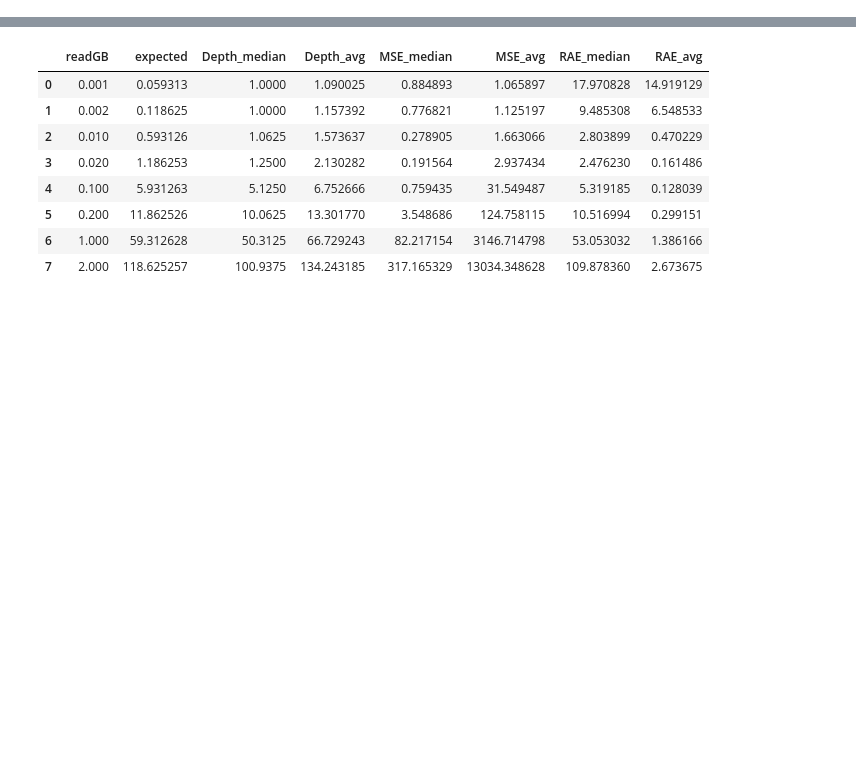
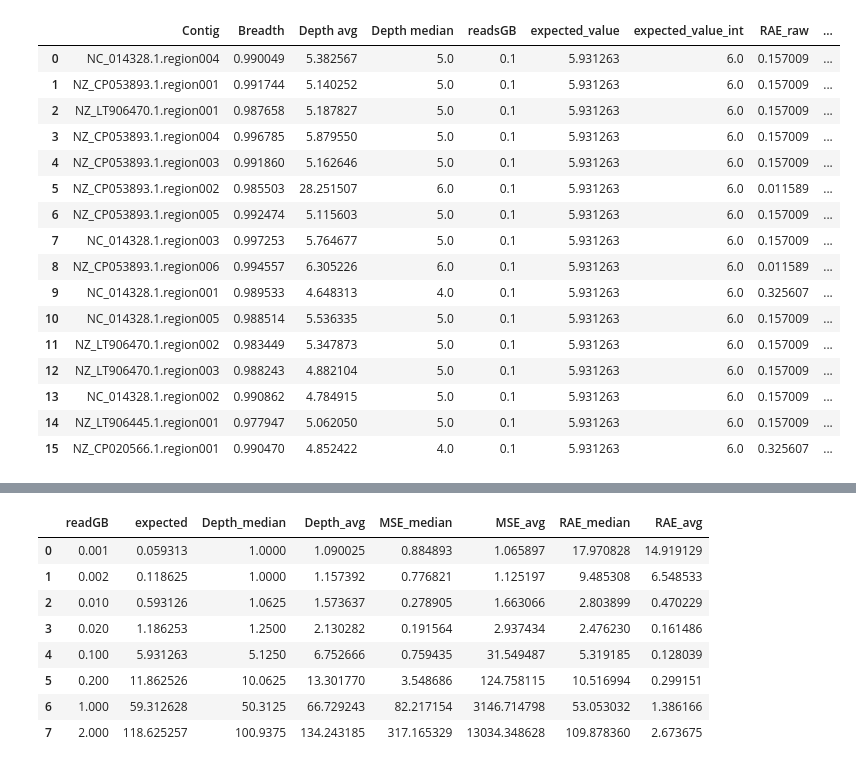
Before and after one commit to HenrikSpiegel/Screener, a Jupyter notebook: notebooks/quantification_summary.ipynb, the cells around one changed output, grey strips where cells are left out. Cells and saved outputs as stored; diff of their text form; code cells hidden in the pictures; blank space fills up the shorter version.

Commit message:
Notebooks for error calculations

```diff
--- a/notebooks/Untitled.ipynb
+++ b/notebooks/quantification_summary.ipynb
@@ -31,4 +3,5 @@ file = "/mnt/computerome/home/projects/dtu_00009/people/henspi/git/AntibioticaSc
 # %%
+file = "..data/simulated_data/input_genomes/combined.fa"
 total_length = 0
 for line in open(file, "rb"):
     if line[0] == 62: #bit for '>'
@@ -102,0 +47,14 @@ px.line(df_summary, x="readGB",y="RAE_avg", color="Contig")
+# %%
+file = "../data/simulated_data/input_genomes/combined.fa"
+def expected_count_eq_ratio(readsGB:List[int], input_genomes_fasta: str = "data/simulated_data/input_genomes/combined.fa"):
+    total_length = 0
+    for line in open(file, "rb"):
+        if line[0] == 62: #bit for '>'
+            #print(total_length)
+            #print(line)
+            continue
+        total_length += len(line.strip())
+    print(f"Combined genome size ({total_length})bp", file=sys.stderr)
+    expected_counts = [(x*10**9)/total_length for x in readsGB]
+    return expected_counts
+expected_count_eq_ratio([0.1], file)
@@ -102,0 +64,16 @@ px.line(df_summary, x="readGB",y="RAE_avg", color="Contig")
+# %%
+import numpy as np
+def calculate_error_metrics(df: pd.DataFrame) -> pd.DataFrame:
+    df_out = df.copy()
+
+    fp_inputcombined = "../data/simulated_data/input_genomes/combined.fa"
+    df_out["expected_value"] = expected_count_eq_ratio(df["readsGB"], fp_inputcombined)
+    df_out["expected_value_int"] = df_out["expected_value"].round(0)
+
+    df_out["RAE_raw"] = np.abs(df_out["expected_value"].values-df_out["Depth median"])/df_out["expected_value"]
+    df_out["RAE_int"] = np.abs(df_out["expected_value_int"].values-df_out["Depth median"])/df_out["expected_value_int"]
+
+    return df_out
+    #df_out["abs_err"] =
+
+df_summary = calculate_error_metrics(df_ref_quant)
@@ -103,3 +110,23 @@ px.line(df_summary, x="readGB",y="RAE_avg", color="Contig")
+# %%
+df_summary.query("readsGB == 0.1")
+# %% [output]
+|  | Contig | Breadth | Depth avg | Depth median | readsGB | expected_value | expected_value_int | RAE_raw | ... |
+| 0 | NC_014328.1.region004 | 0.990049 | 5.382567 | 5.0 | 0.1 | 5.931263 | 6.0 | 0.157009 | ... |
+| 1 | NZ_CP053893.1.region001 | 0.991744 | 5.140252 | 5.0 | 0.1 | 5.931263 | 6.0 | 0.157009 | ... |
+| 2 | NZ_LT906470.1.region001 | 0.987658 | 5.187827 | 5.0 | 0.1 | 5.931263 | 6.0 | 0.157009 | ... |
+| 3 | NZ_CP053893.1.region004 | 0.996785 | 5.879550 | 5.0 | 0.1 | 5.931263 | 6.0 | 0.157009 | ... |
+| 4 | NZ_CP053893.1.region003 | 0.991860 | 5.162646 | 5.0 | 0.1 | 5.931263 | 6.0 | 0.157009 | ... |
+| 5 | NZ_CP053893.1.region002 | 0.985503 | 28.251507 | 6.0 | 0.1 | 5.931263 | 6.0 | 0.011589 | ... |
+| 6 | NZ_CP053893.1.region005 | 0.992474 | 5.115603 | 5.0 | 0.1 | 5.931263 | 6.0 | 0.157009 | ... |
+| 7 | NC_014328.1.region003 | 0.997253 | 5.764677 | 5.0 | 0.1 | 5.931263 | 6.0 | 0.157009 | ... |
+| 8 | NZ_CP053893.1.region006 | 0.994557 | 6.305226 | 6.0 | 0.1 | 5.931263 | 6.0 | 0.011589 | ... |
+| 9 | NC_014328.1.region001 | 0.989533 | 4.648313 | 4.0 | 0.1 | 5.931263 | 6.0 | 0.325607 | ... |
+| 10 | NC_014328.1.region005 | 0.988514 | 5.536335 | 5.0 | 0.1 | 5.931263 | 6.0 | 0.157009 | ... |
+| 11 | NZ_LT906470.1.region002 | 0.983449 | 5.347873 | 5.0 | 0.1 | 5.931263 | 6.0 | 0.157009 | ... |
+| 12 | NZ_LT906470.1.region003 | 0.988243 | 4.882104 | 5.0 | 0.1 | 5.931263 | 6.0 | 0.157009 | ... |
+| 13 | NC_014328.1.region002 | 0.990862 | 4.784915 | 5.0 | 0.1 | 5.931263 | 6.0 | 0.157009 | ... |
+| 14 | NZ_LT906445.1.region001 | 0.977947 | 5.062050 | 5.0 | 0.1 | 5.931263 | 6.0 | 0.157009 | ... |
+| 15 | NZ_CP020566.1.region001 | 0.990470 | 4.852422 | 4.0 | 0.1 | 5.931263 | 6.0 | 0.325607 | ... |
 # %%
 px.line(df_summary, x="readGB",y="RAE_med", color="Contig")
 # %% [output]
```
Also changed, not shown: parts of 16 cells of this notebook, 17 other files.
